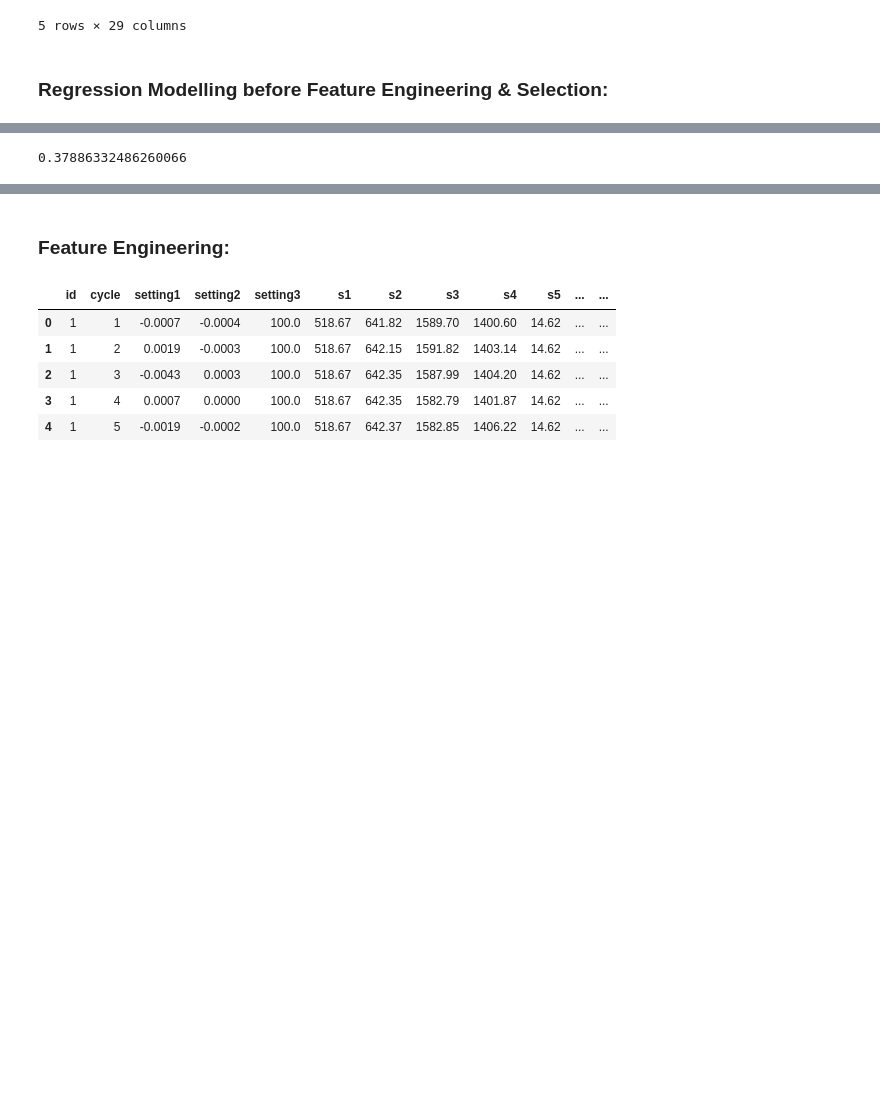
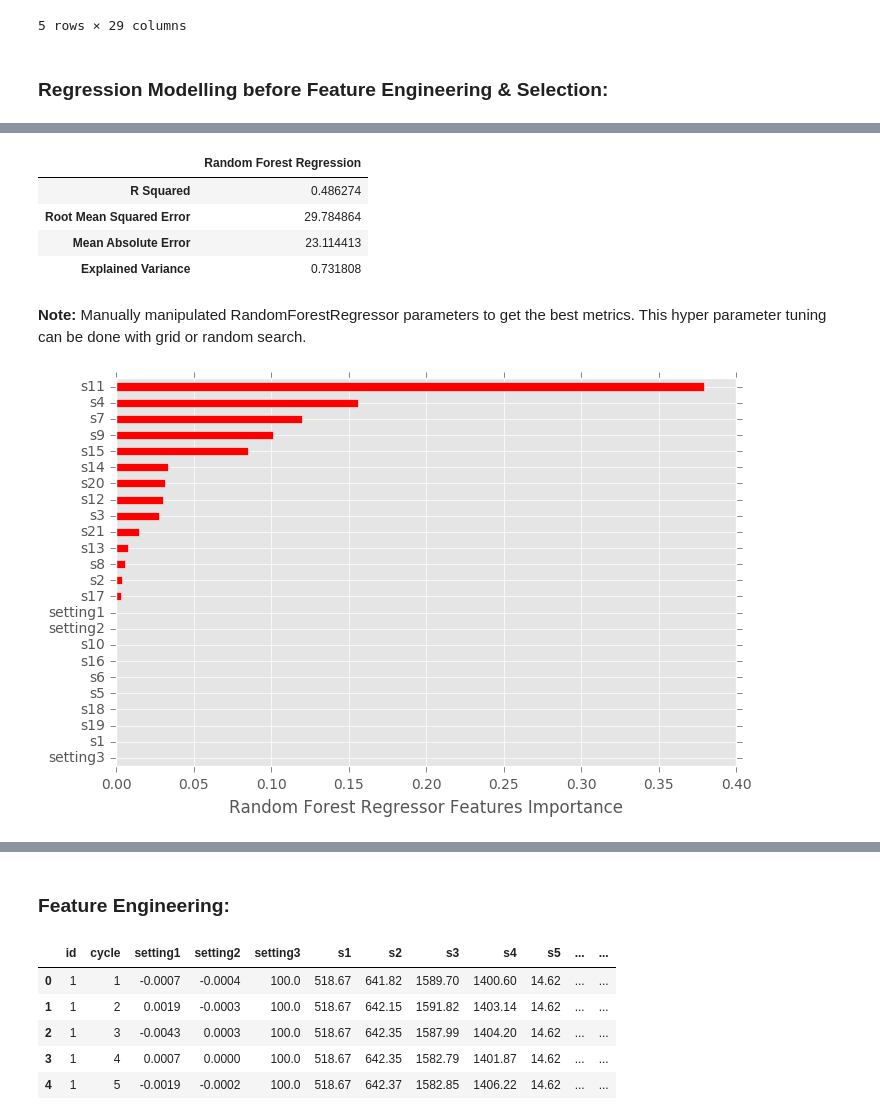
Before and after one commit to Samimust/predictive-maintenance, a Jupyter notebook: Features Engineering and Selection.ipynb, the cells around one changed output, grey strips where cells are left out. Drawn from its saved outputs; the diff is of its cells as text; code cells hidden in the pictures; blank space fills up the shorter version.

```diff
--- a/Features Engineering and Selection.ipynb
+++ b/Features Engineering and Selection.ipynb
@@ -251,0 +325,17 @@ rdg.score(X_test, y_test)
+# %%
+#try Polynomial Regression
+
+from sklearn.preprocessing import PolynomialFeatures
+
+poly = PolynomialFeatures(degree=2)
+
+X_train_poly = poly.fit_transform(X_train)
+X_test_poly = poly.fit_transform(X_test)
+
+
+polyreg = linear_model.LinearRegression()
+polyreg.fit(X_train_poly, y_train)
+y_predict = polyreg.predict(X_test_poly)
+
+polyreg_metrics = get_regression_metrics('Polynomial Regression', y_test, y_predict)
+polyreg_metrics
@@ -252,8 +348,22 @@ rdg.score(X_test, y_test)
 # %%
 #try Random Forest
 
-rf = RandomForestRegressor(n_estimators=20, max_depth=4)
+rf = RandomForestRegressor(n_estimators=20, max_features=6, max_depth=5, n_jobs=-1, random_state=1)
 rf.fit(X_train, y_train)
-rf.score(X_test, y_test)
+
+y_predict = rf.predict(X_test)
+
+rf_metrics = get_regression_metrics('Random Forest Regression', y_test, y_predict)
+rf_metrics
 # %% [output]
-0.37886332486260066
+|  | Random Forest Regression |
+| R Squared | 0.486274 |
+| Root Mean Squared Error | 29.784864 |
+| Mean Absolute Error | 23.114413 |
+| Explained Variance | 0.731808 |
+# %% [markdown]
+__Note:__ Manually manipulated RandomForestRegressor parameters to get the best metrics. This hyper parameter tuning can be done with grid or random search.
+# %%
+plot_features_weights('Random Forest Regressor', rf.feature_importances_, X_train.columns, 't' )
+# %% [output]
+[figure, added]
```
Also changed, not shown: parts of 45 cells of this notebook.
